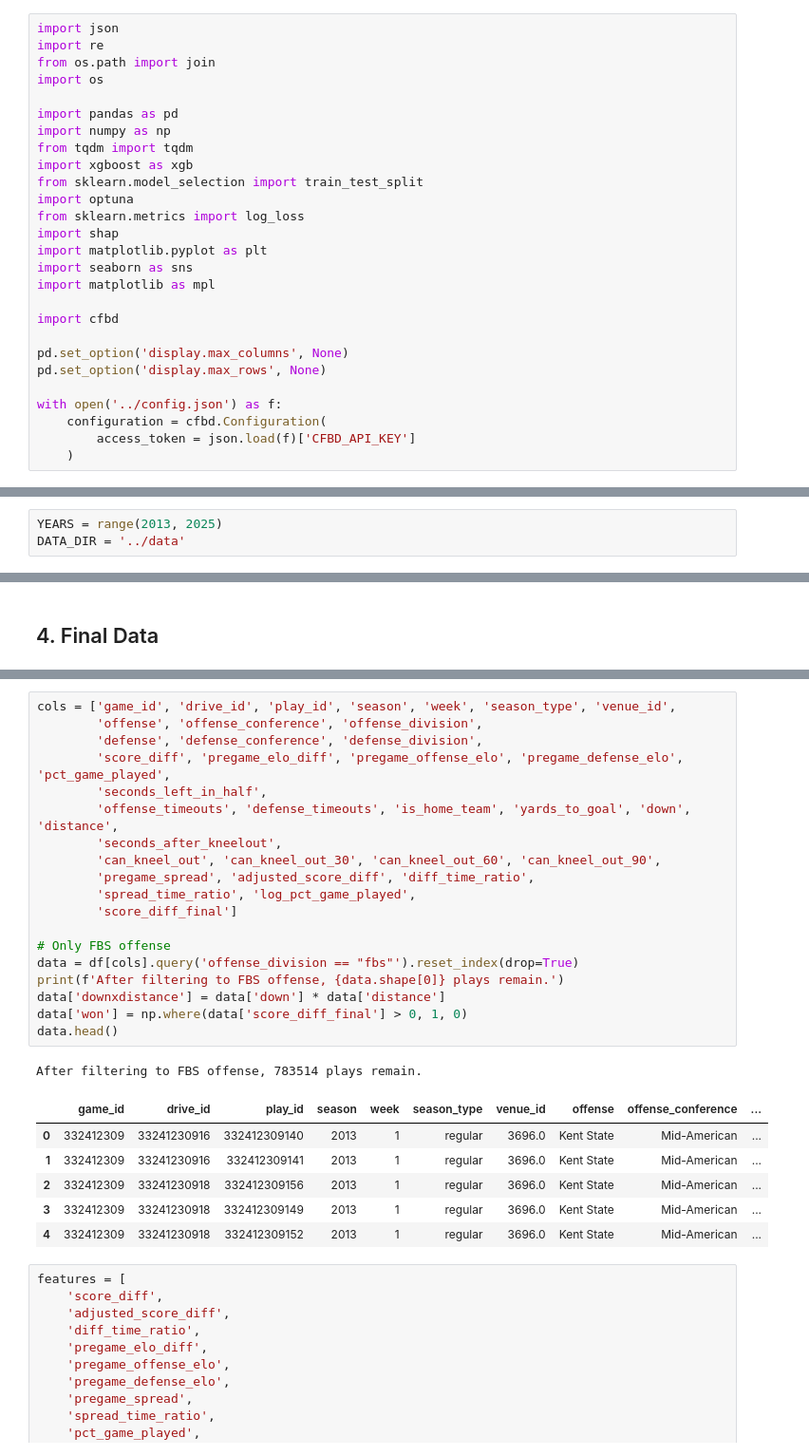
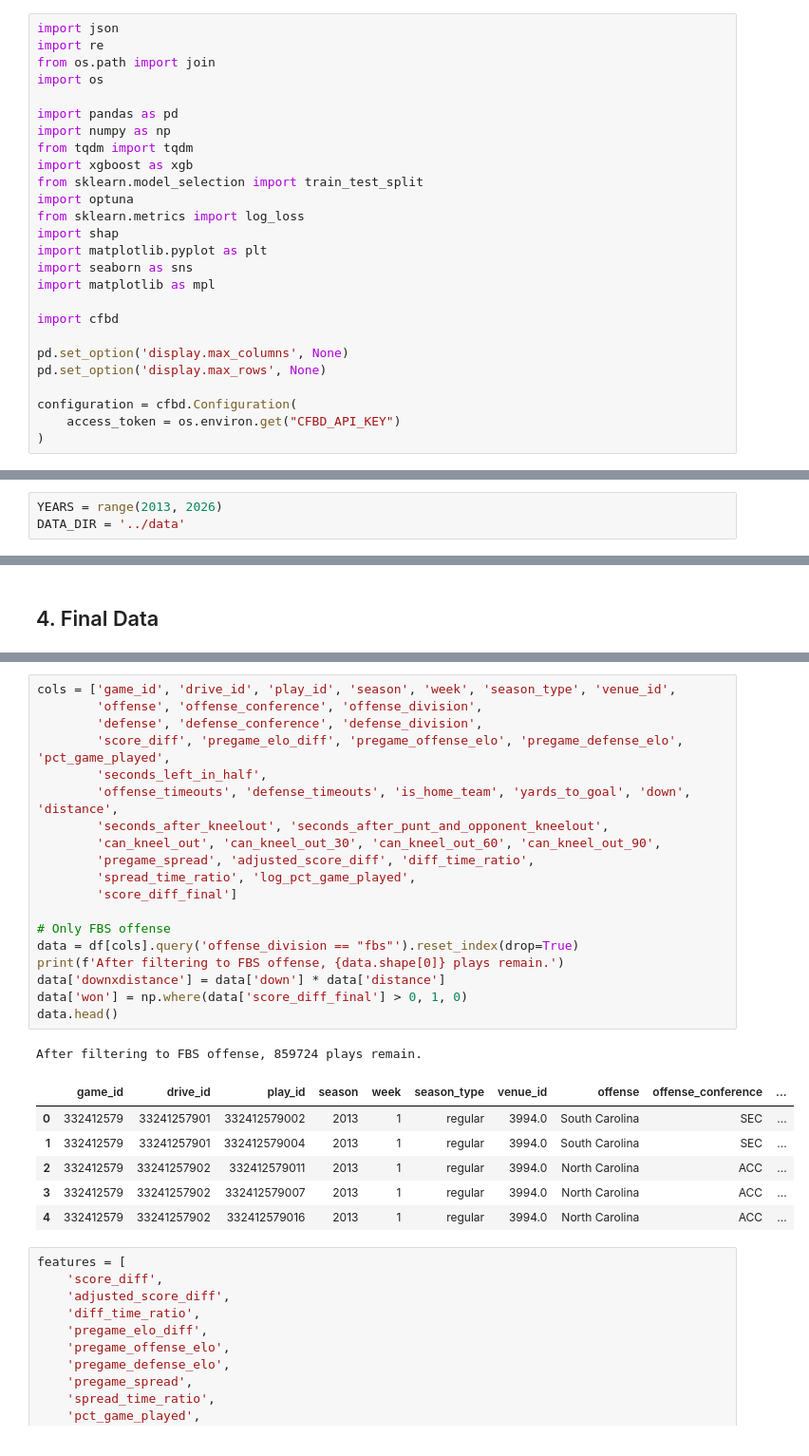
Before and after one commit to lneuendorf/4th-down-models, a Jupyter notebook: notebooks/02_win_probability.ipynb, the cells around one changed output, grey strips where cells are left out. Shown at 95% size. Cells and saved outputs as stored; diff of their text form.

```diff
--- a/notebooks/02_win_probability.ipynb
+++ b/notebooks/02_win_probability.ipynb
@@ -21,14 +21,13 @@ import cfbd
 pd.set_option('display.max_columns', None)
 pd.set_option('display.max_rows', None)
 
-with open('../config.json') as f:
-    configuration = cfbd.Configuration(
-        access_token = json.load(f)['CFBD_API_KEY']
-    )
+configuration = cfbd.Configuration(
+    access_token = os.environ.get("CFBD_API_KEY")
+)
 # %% [markdown]
 ## 1. Load the Data
 # %%
-YEARS = range(2013, 2025)
+YEARS = range(2013, 2026)
 DATA_DIR = '../data'
 # %%
 def convert_to_snake_case(cols):
@@ -614,30 +668,30 @@ df.head()
 # %%
 cols = ['game_id', 'drive_id', 'play_id', 'season', 'week', 'season_type', 'venue_id',
         'offense', 'offense_conference', 'offense_division',
         'defense', 'defense_conference', 'defense_division',
         'score_diff', 'pregame_elo_diff', 'pregame_offense_elo', 'pregame_defense_elo', 'pct_game_played',
         'seconds_left_in_half',
         'offense_timeouts', 'defense_timeouts', 'is_home_team', 'yards_to_goal', 'down', 'distance',
-        'seconds_after_kneelout',
+        'seconds_after_kneelout', 'seconds_after_punt_and_opponent_kneelout',
         'can_kneel_out', 'can_kneel_out_30', 'can_kneel_out_60', 'can_kneel_out_90',
         'pregame_spread', 'adjusted_score_diff', 'diff_time_ratio',
         'spread_time_ratio', 'log_pct_game_played',
         'score_diff_final']
 
 # Only FBS offense
 data = df[cols].query('offense_division == "fbs"').reset_index(drop=True)
 print(f'After filtering to FBS offense, {data.shape[0]} plays remain.')
 data['downxdistance'] = data['down'] * data['distance']
 data['won'] = np.where(data['score_diff_final'] > 0, 1, 0)
 data.head()
 # %% [output]
-After filtering to FBS offense, 783514 plays remain.
+After filtering to FBS offense, 859724 plays remain.
 |  | game_id | drive_id | play_id | season | week | season_type | venue_id | offense | offense_conference | ... |
-| 0 | 332412309 | 33241230916 | 332412309140 | 2013 | 1 | regular | 3696.0 | Kent State | Mid-American | ... |
-| 1 | 332412309 | 33241230916 | 332412309141 | 2013 | 1 | regular | 3696.0 | Kent State | Mid-American | ... |
-| 2 | 332412309 | 33241230918 | 332412309156 | 2013 | 1 | regular | 3696.0 | Kent State | Mid-American | ... |
-| 3 | 332412309 | 33241230918 | 332412309149 | 2013 | 1 | regular | 3696.0 | Kent State | Mid-American | ... |
-| 4 | 332412309 | 33241230918 | 332412309152 | 2013 | 1 | regular | 3696.0 | Kent State | Mid-American | ... |
+| 0 | 332412579 | 33241257901 | 332412579002 | 2013 | 1 | regular | 3994.0 | South Carolina | SEC | ... |
+| 1 | 332412579 | 33241257901 | 332412579004 | 2013 | 1 | regular | 3994.0 | South Carolina | SEC | ... |
+| 2 | 332412579 | 33241257902 | 332412579011 | 2013 | 1 | regular | 3994.0 | North Carolina | ACC | ... |
+| 3 | 332412579 | 33241257902 | 332412579007 | 2013 | 1 | regular | 3994.0 | North Carolina | ACC | ... |
+| 4 | 332412579 | 33241257902 | 332412579016 | 2013 | 1 | regular | 3994.0 | North Carolina | ACC | ... |
 # %%
 features = [
     'score_diff',
```
Also changed, not shown: parts of 23 cells of this notebook, 1 other file.
